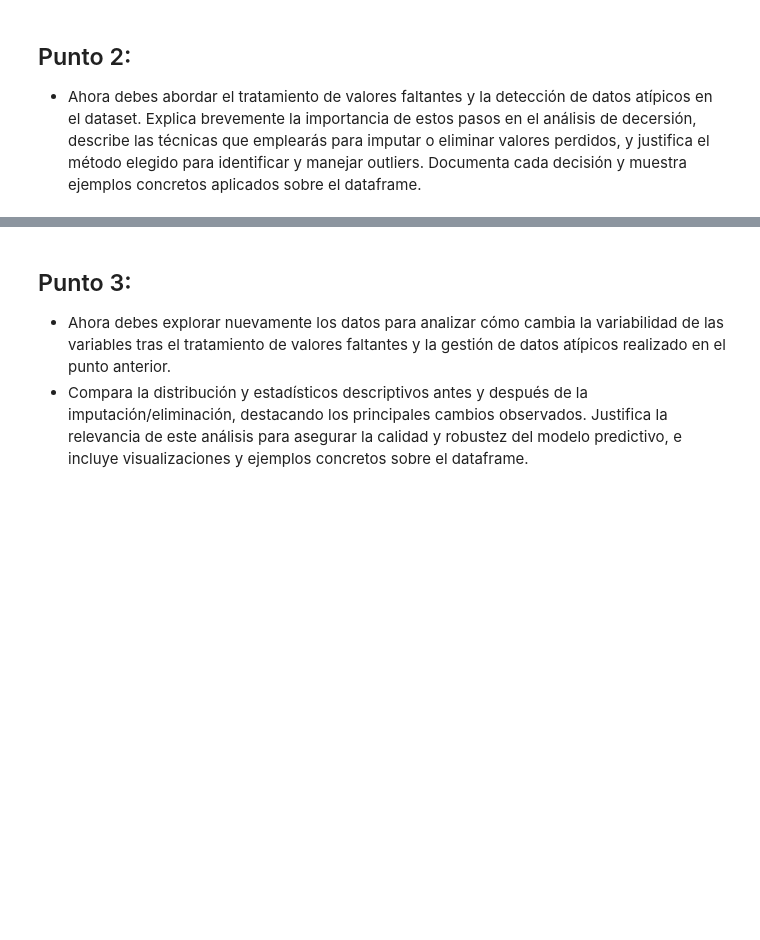
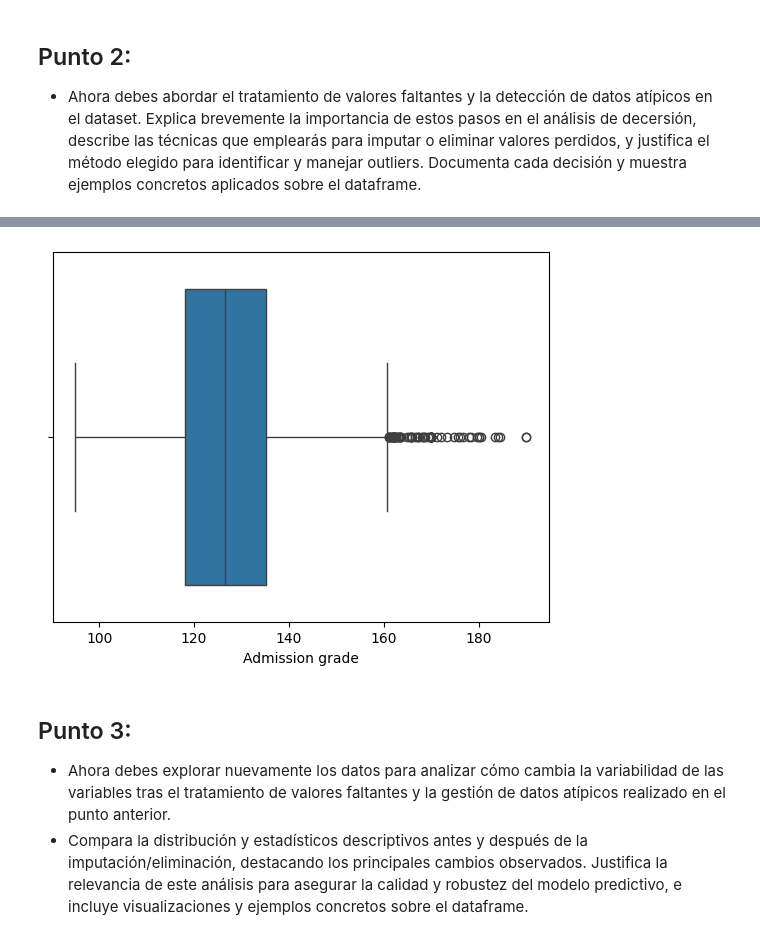
Before and after one commit to LeMarsito02/parcial1analitica, a Jupyter notebook: 01_Parcial_Desercion_(SantiagoPena_SofiaDaza).ipynb, the cells around one changed output, grey strips where cells are left out. Drawn from its saved outputs; the diff is of its cells as text; code cells hidden in the pictures; blank space fills up the shorter version.

```diff
--- a/01_Parcial_Desercion_(SantiagoPena_SofiaDaza).ipynb
+++ b/01_Parcial_Desercion_(SantiagoPena_SofiaDaza).ipynb
@@ -285,3 +337,8 @@ Shape X_train transformada: (2904, 121)
+# %%
+sns.boxplot(x=df["Admission grade"])
+plt.show()
+# %% [output]
+[figure, added]
 # %% [markdown]
 ## Punto 3:
 
```
Also changed, not shown: parts of 7 cells of this notebook, 1 other file.
